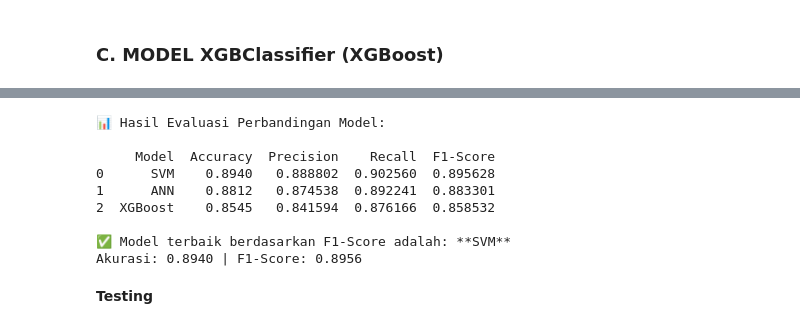
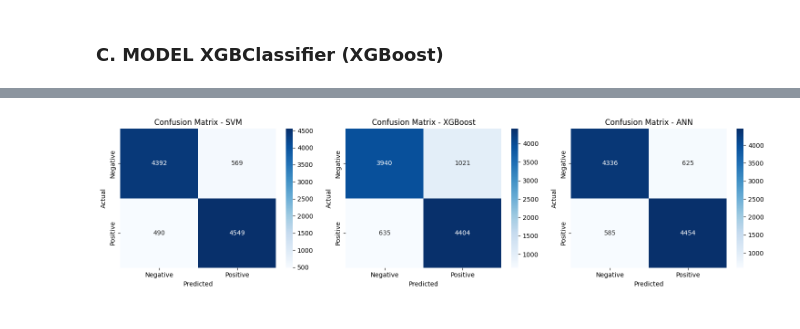
Before and after one commit to alvinzanuaputra/fp_ml_2025, a Jupyter notebook: MachineLearning/main.ipynb, the cells around one changed output, grey strips where cells are left out. Cells and saved outputs as stored; diff of their text form; code cells hidden in the pictures.

```diff
--- a/MachineLearning/main.ipynb
+++ b/MachineLearning/main.ipynb
@@ -201,17 +201,16 @@ print("Memulai proses vektorisasi menggunakan TF-IDF...")
 X = tfidf_vectorizer.fit_transform(df['processed_review'])
 
 # Tampilkan ukuran matriks hasil vektorisasi
-print("\nVektorisasi teks selesai!")
 print(f"Bentuk matriks fitur (X): {X.shape}")
 print(f"Jumlah fitur (kata unik) yang dihasilkan: {X.shape[1]}")
 
 # Mengubah kolom 'sentiment' menjadi label numerik (0 dan 1)
 # 'negative' akan menjadi 0, 'positive' akan menjadi 1
-df['sentiment_encoded'] = df['sentiment'].apply(lambda x_1: 1 if x_1 == 'positive' else 0)
-Y = df['sentiment_encoded']
+df['sentiment_encoded'] = df['sentiment'].apply(lambda x: 1 if x == 'positive' else 0)
+y = df['sentiment_encoded']
 
-print(f"Bentuk vektor label (Y): {Y.shape}")
-print("\nVektorisasi selesai! Data teks sekarang dalam format numerik.")
-print("\nMatriks fitur (X) dan vektor label (Y) sudah siap.")
+print(f"Bentuk vektor label (y): {y.shape}")
+print("\nVektorisasi selesai! Data teks Anda sekarang dalam format numerik.")
+print("\nMatriks fitur (X) dan vektor label (y) sudah siap.")
 # %% [output]
 Memulai proses vektorisasi menggunakan TF-IDF...
@@ -238,7 +235,7 @@ import time
 # Membagi dataset menjadi training (80%) dan testing (20%)
 # random_state=42 memastikan hasil pembagian konsisten setiap kali kode dijalankan
 print("Memulai pembagian dataset menjadi data pelatihan dan pengujian...")
-X_train, X_test, y_train, y_test = train_test_split(X, Y, test_size=0.2, random_state=42)
+X_train, X_test, y_train, y_test = train_test_split(X, y, test_size=0.2, random_state=42)
 
 print(f"Ukuran data pelatihan (X_train): {X_train.shape}")
 print(f"Ukuran label pelatihan (y_train): {y_train.shape}")
@@ -401,42 +413,0 @@ plot_confusion(cm_xgb, "XGBoost")
-# %%
-from sklearn.metrics import accuracy_score, precision_score, recall_score, f1_score
-import pandas as pd
-
-# Fungsi bantu evaluasi model
-def evaluate_model(name, y_true, y_pred):
-    return {
-        "Model": name,
-        "Accuracy": accuracy_score(y_true, y_pred),
-        "Precision": precision_score(y_true, y_pred),
-        "Recall": recall_score(y_true, y_pred),
-        "F1-Score": f1_score(y_true, y_pred)
-    }
-
-# Kumpulkan hasil evaluasi
-results = [
-    evaluate_model("SVM", y_test, y_pred_svm),
-    evaluate_model("ANN", y_test, y_pred_ann),
-    evaluate_model("XGBoost", y_test, y_pred_xgb)
-]
-
-# Tampilkan hasil evaluasi dalam DataFrame
-df_results = pd.DataFrame(results)
-df_results_sorted = df_results.sort_values(by="F1-Score", ascending=False).reset_index(drop=True)
-
-print("📊 Hasil Evaluasi Perbandingan Model:\n")
-print(df_results_sorted)
-
-# Simpulkan model terbaik
-best_model = df_results_sorted.iloc[0]
-print(f"\n✅ Model terbaik berdasarkan F1-Score adalah: **{best_model['Model']}**")
-print(f"Akurasi: {best_model['Accuracy']:.4f} | F1-Score: {best_model['F1-Score']:.4f}")
-# %% [output]
-📊 Hasil Evaluasi Perbandingan Model:
-
-     Model  Accuracy  Precision    Recall  F1-Score
-0      SVM    0.8940   0.888802  0.902560  0.895628
-1      ANN    0.8812   0.874538  0.892241  0.883301
-2  XGBoost    0.8545   0.841594  0.876166  0.858532
-
-✅ Model terbaik berdasarkan F1-Score adalah: **SVM**
-Akurasi: 0.8940 | F1-Score: 0.8956
@@ -467,2 +414,22 @@ plt.show()
-# %% [markdown]
-**Testing**
+# %%
+# Fungsi untuk plot confusion matrix
+def plot_confusion_matrix(y_true, y_pred, model_name, ax):
+    cm = confusion_matrix(y_true, y_pred)
+    sns.heatmap(cm, annot=True, fmt='d', cmap='Blues', ax=ax,
+                xticklabels=['Negative', 'Positive'],
+                yticklabels=['Negative', 'Positive'])
+    ax.set_title(f'Confusion Matrix - {model_name}')
+    ax.set_xlabel('Predicted')
+    ax.set_ylabel('Actual')
+
+# Membuat subplot untuk confusion matrix
+fig, axes = plt.subplots(1, 3, figsize=(15, 4))
+
+plot_confusion_matrix(y_test, y_pred_svm, 'SVM', axes[0])
+plot_confusion_matrix(y_test, y_pred_xgb, 'XGBoost', axes[1])
+plot_confusion_matrix(y_test, y_pred_ann, 'ANN', axes[2])
+
+plt.tight_layout()
+plt.show()
+# %% [output]
+[figure, added]
```
Also changed, not shown: parts of 33 cells of this notebook, 2 other files.
